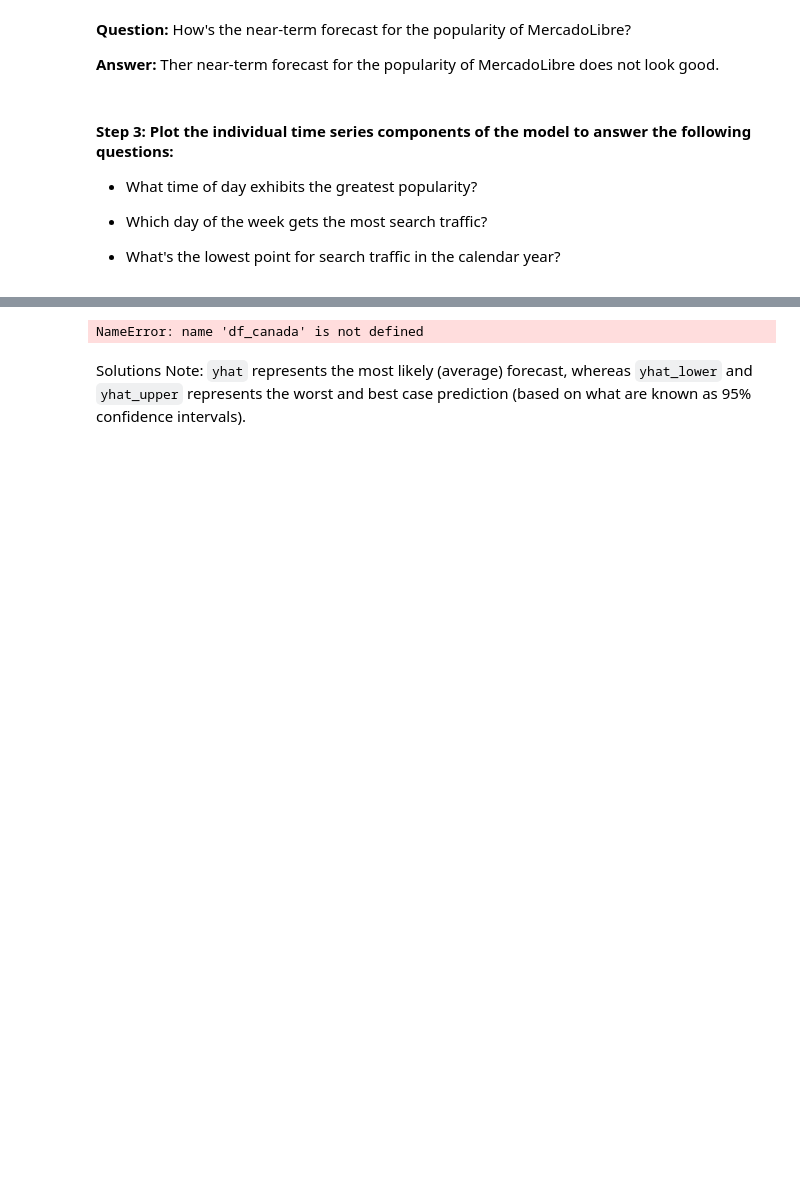
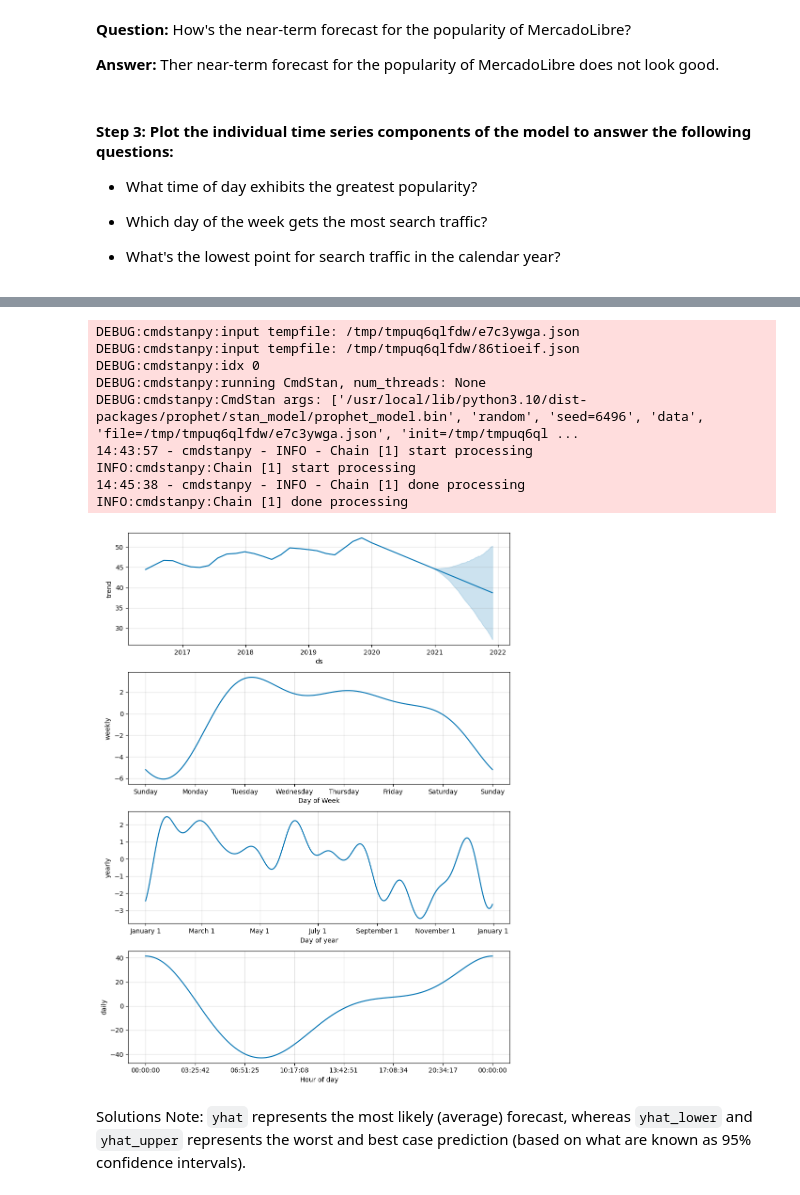
Before and after one commit to dixonhow8/prophet-challenge, a Jupyter notebook: forecasting_net_prophet.ipynb, the cells around one changed output, grey strips where cells are left out. Drawn from its saved outputs; the diff is of its cells as text; code cells hidden in the pictures; blank space fills up the shorter version.

```diff
--- a/forecasting_net_prophet.ipynb
+++ b/forecasting_net_prophet.ipynb
@@ -763,21 +763,39 @@ ds
 # %%
 # Reset the index in the forecast_mercado_trends DataFrame
 forecast_mercado_trends.reset_index(inplace=True)
 
 # Use the plot_components function to visualize the forecast results
 # for the forecast_canada DataFrame
+# Prepare the DataFrame for Prophet
+prophet1_df = forecast_mercado_trends[['ds', 'yhat']].rename(columns={'yhat': 'y'})
+
+# Initialize Prophet model
 model = Prophet()
-model.fit(df_canada)
 
-# Make a forecast
-future = model.make_future_dataframe(periods=365)  # Adjust the periods as needed
-forecast_canada = model.predict(future)
+# Fit the model
+model.fit(prophet1_df)
 
-# Visualize the forecast components
-fig = plot_components_plotly(model, forecast_canada)
-fig.show()
+# Create future DataFrame for forecasting
+future_canada = model.make_future_dataframe(periods=365)  # Example: forecasting for 365 days
+
+# Predict future values
+forecast_canada = model.predict(future_canada)
+
+# Plot forecast components
+fig = model.plot_components(forecast_canada)
+plt.tight_layout()
+plt.show()
 # %% [output]
-NameError: name 'df_canada' is not defined
+DEBUG:cmdstanpy:input tempfile: /tmp/tmpuq6qlfdw/e7c3ywga.json
+DEBUG:cmdstanpy:input tempfile: /tmp/tmpuq6qlfdw/86tioeif.json
+DEBUG:cmdstanpy:idx 0
+DEBUG:cmdstanpy:running CmdStan, num_threads: None
+DEBUG:cmdstanpy:CmdStan args: ['/usr/local/lib/python3.10/dist-packages/prophet/stan_model/prophet_model.bin', 'random', 'seed=6496', 'data', 'file=/tmp/tmpuq6qlfdw/e7c3ywga.json', 'init=/tmp/tmpuq6ql ...
+14:43:57 - cmdstanpy - INFO - Chain [1] start processing
+INFO:cmdstanpy:Chain [1] start processing
+14:45:38 - cmdstanpy - INFO - Chain [1] done processing
+INFO:cmdstanpy:Chain [1] done processing
+[figure, added]
 # %% [markdown]
 Solutions Note: `yhat` represents the most likely (average) forecast, whereas `yhat_lower` and `yhat_upper` represents the worst and best case prediction (based on what are known as 95% confidence intervals).
 # %% [markdown]
```
Also changed, not shown: parts of 9 cells of this notebook.
